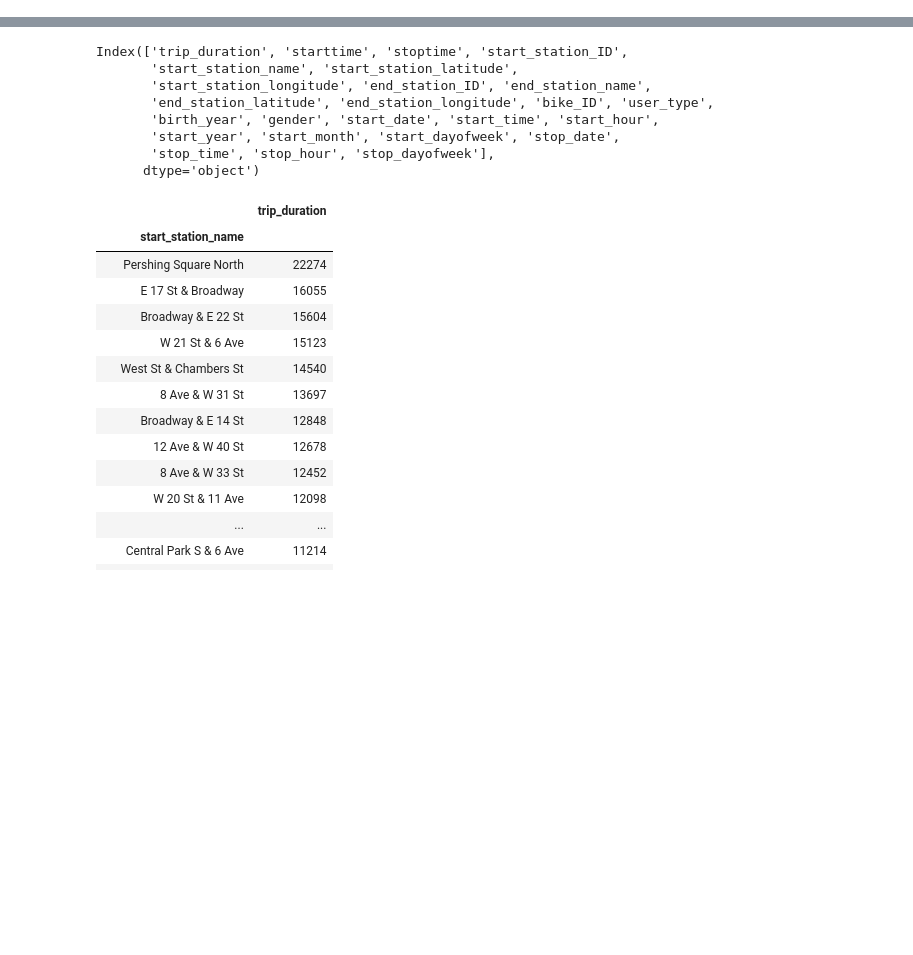
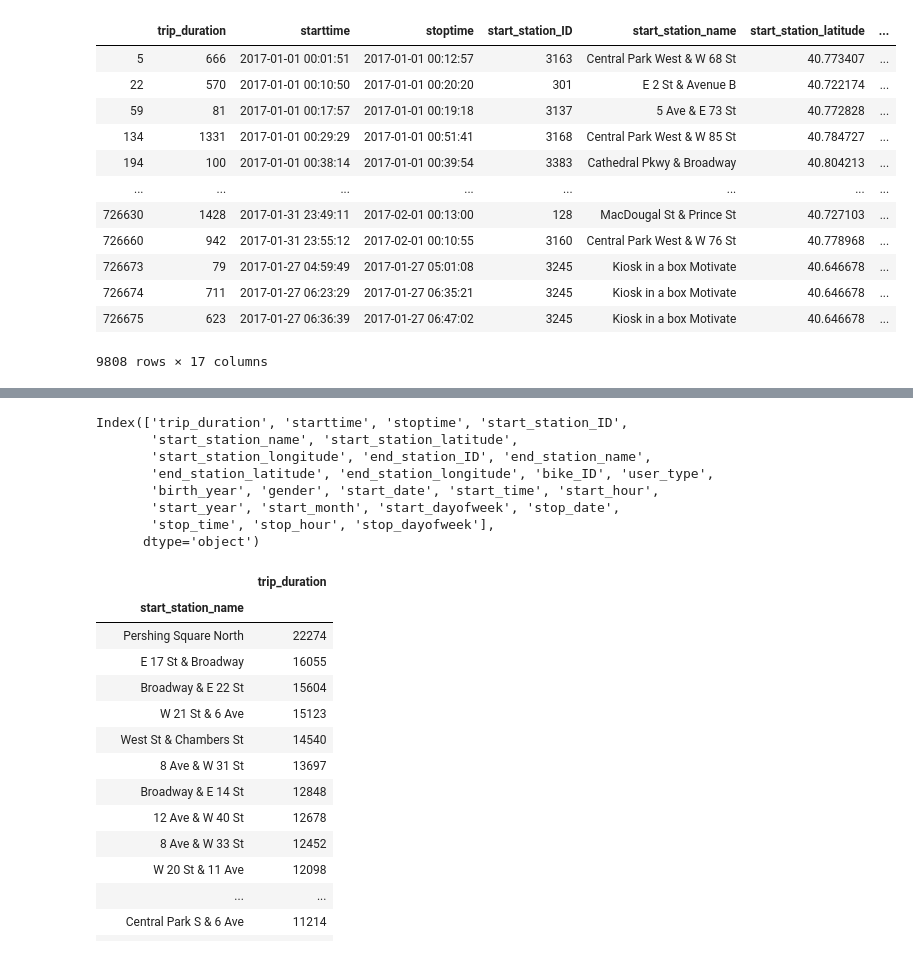
Before and after one commit to zhangym1256/Citi-Bike-Capstone, a Jupyter notebook: may/data_extraction.ipynb, the cells around one changed output, grey strips where cells are left out. Cells and saved outputs as stored; diff of their text form; code cells hidden in the pictures; blank space fills up the shorter version.

```diff
--- a/may/data_extraction.ipynb
+++ b/may/data_extraction.ipynb
@@ -68,3 +87,34 @@ def merge_bikecount(df):
                                                     'checkin_counts_y':'end_station_checkin_counts',
                                                     'bike_added_y':'end_station_bike_added'})
     return df_temp_merged
+# %%
+Jan2017 = pd.read_csv('../Tripdata/201701-citibike-tripdata.csv',index_col = 0).reset_index()
+Jan2017.columns = ['trip_duration','starttime','stoptime','start_station_ID','start_station_name',
+                       'start_station_latitude','start_station_longitude','end_station_ID','end_station_name',
+                       'end_station_latitude','end_station_longitude','bike_ID','user_type','birth_year','gender']
+# %%
+# Seasonal Change
+# log_diff = Jan2017['end_station_longitude']-Jan2017['start_station_longitude']
+# lat_diff = Jan2017['end_station_latitude']-Jan2017['start_station_latitude']
+# Jan2017['distance'] = abs(log_diff)*53 + abs(lat_diff)*69
+Jan2017['distance_simple'] = Jan2017['trip_duration']*7.456/3600
+Jan2017.loc[Jan2017['distance']==0]
+# Jan2017 = to_datetime(Jan2017)
+# Jan2017_daily = Jan2017.groupby('start_date').agg({'trip_duration':['count','mean'],'distance':'mean'}).reset_index()
+# Jan2017_daily.columns = ['start_date','trip_per_day','daily_avg_trip_duration','daily_avg_distance']
+# Jan2017_daily_merged = Jan2017.merge(Jan2017_daily, how = 'left', on = 'start_date')
+# Jan2017_daily_merged
+# %% [output]
+|  | trip_duration | starttime | stoptime | start_station_ID | start_station_name | start_station_latitude | ... |
+| 5 | 666 | 2017-01-01 00:01:51 | 2017-01-01 00:12:57 | 3163 | Central Park West & W 68 St | 40.773407 | ... |
+| 22 | 570 | 2017-01-01 00:10:50 | 2017-01-01 00:20:20 | 301 | E 2 St & Avenue B | 40.722174 | ... |
+| 59 | 81 | 2017-01-01 00:17:57 | 2017-01-01 00:19:18 | 3137 | 5 Ave & E 73 St | 40.772828 | ... |
+| 134 | 1331 | 2017-01-01 00:29:29 | 2017-01-01 00:51:41 | 3168 | Central Park West & W 85 St | 40.784727 | ... |
+| 194 | 100 | 2017-01-01 00:38:14 | 2017-01-01 00:39:54 | 3383 | Cathedral Pkwy & Broadway | 40.804213 | ... |
+| ... | ... | ... | ... | ... | ... | ... | ... |
+| 726630 | 1428 | 2017-01-31 23:49:11 | 2017-02-01 00:13:00 | 128 | MacDougal St & Prince St | 40.727103 | ... |
+| 726660 | 942 | 2017-01-31 23:55:12 | 2017-02-01 00:10:55 | 3160 | Central Park West & W 76 St | 40.778968 | ... |
+| 726673 | 79 | 2017-01-27 04:59:49 | 2017-01-27 05:01:08 | 3245 | Kiosk in a box Motivate | 40.646678 | ... |
+| 726674 | 711 | 2017-01-27 06:23:29 | 2017-01-27 06:35:21 | 3245 | Kiosk in a box Motivate | 40.646678 | ... |
+| 726675 | 623 | 2017-01-27 06:36:39 | 2017-01-27 06:47:02 | 3245 | Kiosk in a box Motivate | 40.646678 | ... |
+9808 rows × 17 columns
```
Also changed, not shown: parts of 7 cells of this notebook.
